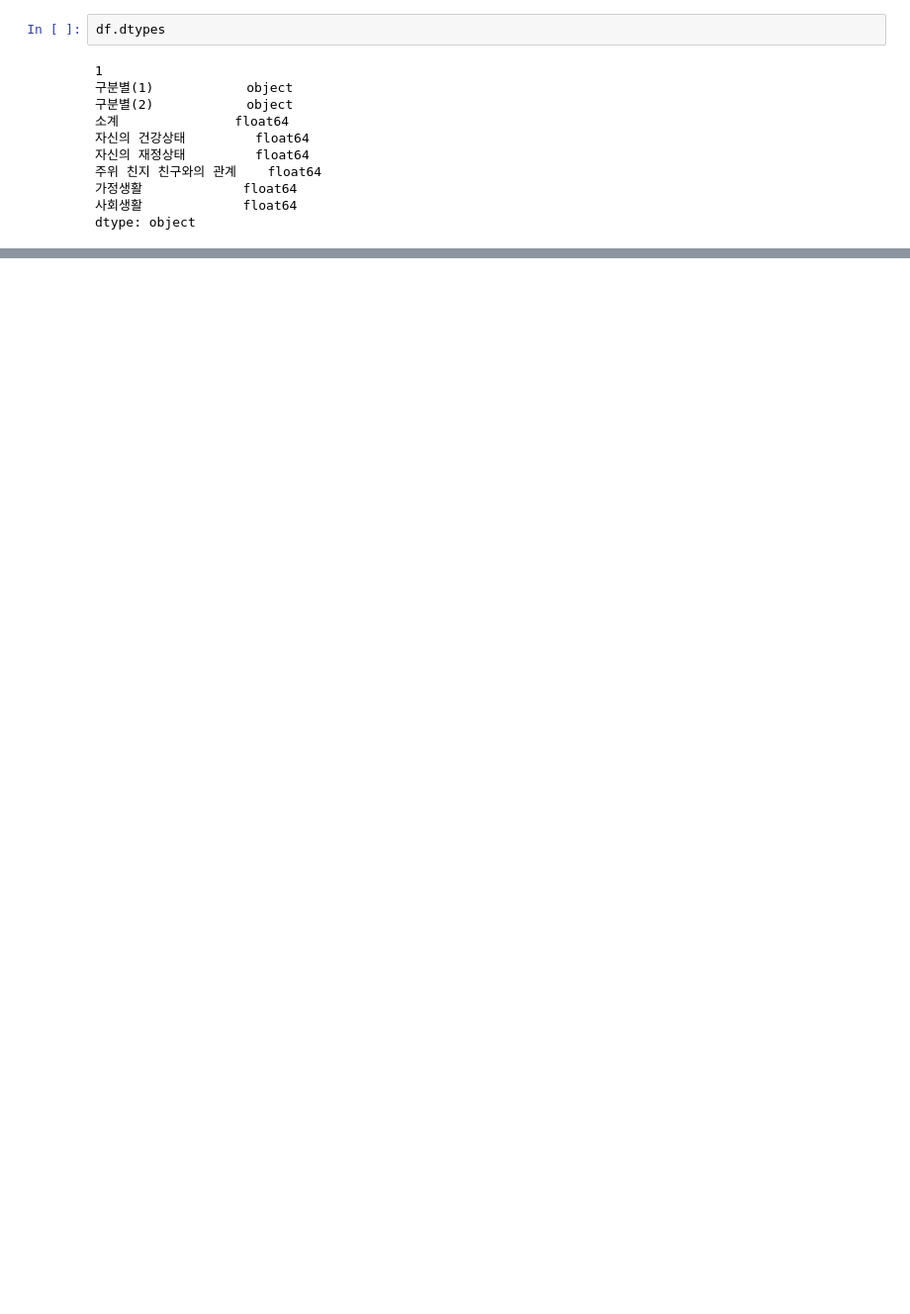
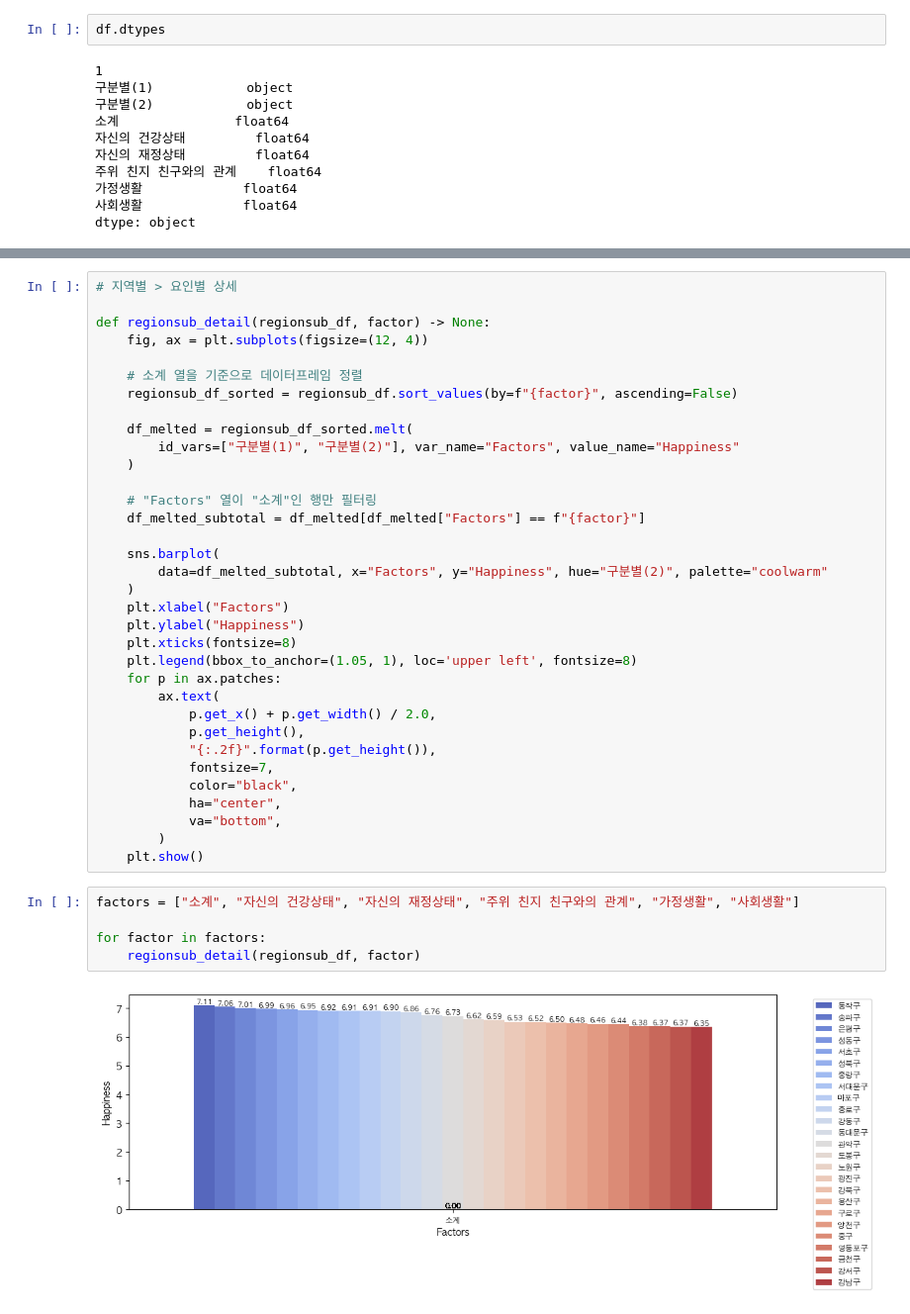
Before and after one commit to chaiwon1/happiness_analysis, a Jupyter notebook: happiness.ipynb, the cells around one changed output, grey strips where cells are left out. Shown at 99% size. Saved outputs shown, nothing was run; the diff lists cells and outputs as text; blank space fills up the shorter version.

```diff
--- a/happiness.ipynb
+++ b/happiness.ipynb
@@ -147,0 +189,41 @@ seoul_map
+# %%
+# 지역별 > 요인별 상세
+
+def regionsub_detail(regionsub_df, factor) -> None:
+    fig, ax = plt.subplots(figsize=(12, 4))
+
+    # 소계 열을 기준으로 데이터프레임 정렬
+    regionsub_df_sorted = regionsub_df.sort_values(by=f"{factor}", ascending=False)
+
+    df_melted = regionsub_df_sorted.melt(
+        id_vars=["구분별(1)", "구분별(2)"], var_name="Factors", value_name="Happiness"
+    )
+
+    # "Factors" 열이 "소계"인 행만 필터링
+    df_melted_subtotal = df_melted[df_melted["Factors"] == f"{factor}"]
+
+    sns.barplot(
+        data=df_melted_subtotal, x="Factors", y="Happiness", hue="구분별(2)", palette="coolwarm"
+    )
+    plt.xlabel("Factors")
+    plt.ylabel("Happiness")
+    plt.xticks(fontsize=8)
+    plt.legend(bbox_to_anchor=(1.05, 1), loc='upper left', fontsize=8)
+    for p in ax.patches:
+        ax.text(
+            p.get_x() + p.get_width() / 2.0,
+            p.get_height(),
+            "{:.2f}".format(p.get_height()),
+            fontsize=7,
+            color="black",
+            ha="center",
+            va="bottom",
+        )
+    plt.show()
+# %%
+factors = ["소계", "자신의 건강상태", "자신의 재정상태", "주위 친지 친구와의 관계", "가정생활", "사회생활"]
+
+for factor in factors:
+    regionsub_detail(regionsub_df, factor)
+# %% [output]
+[figure, added]
```
Also changed, not shown: parts of 12 cells of this notebook, 1 other file.
